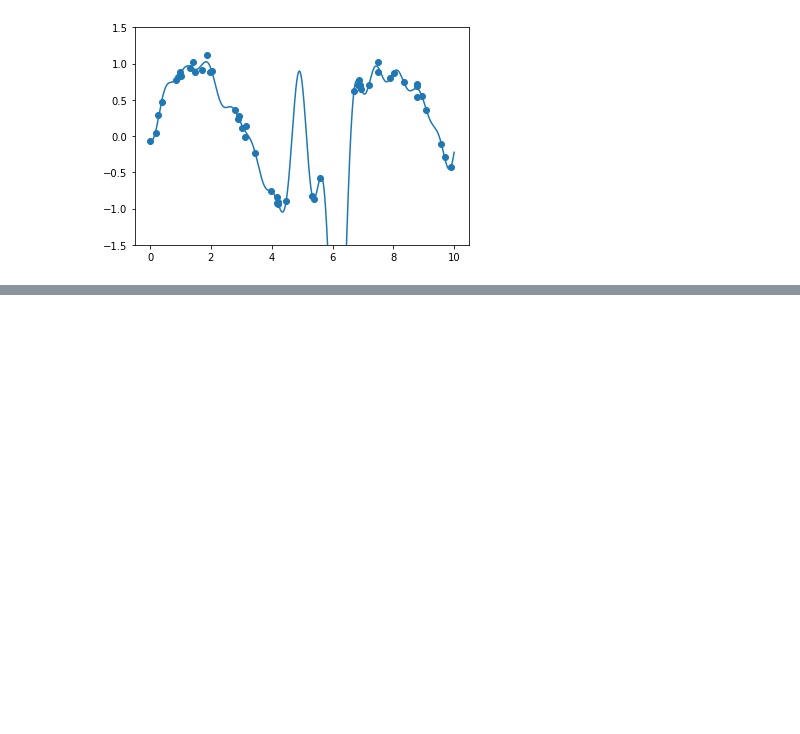
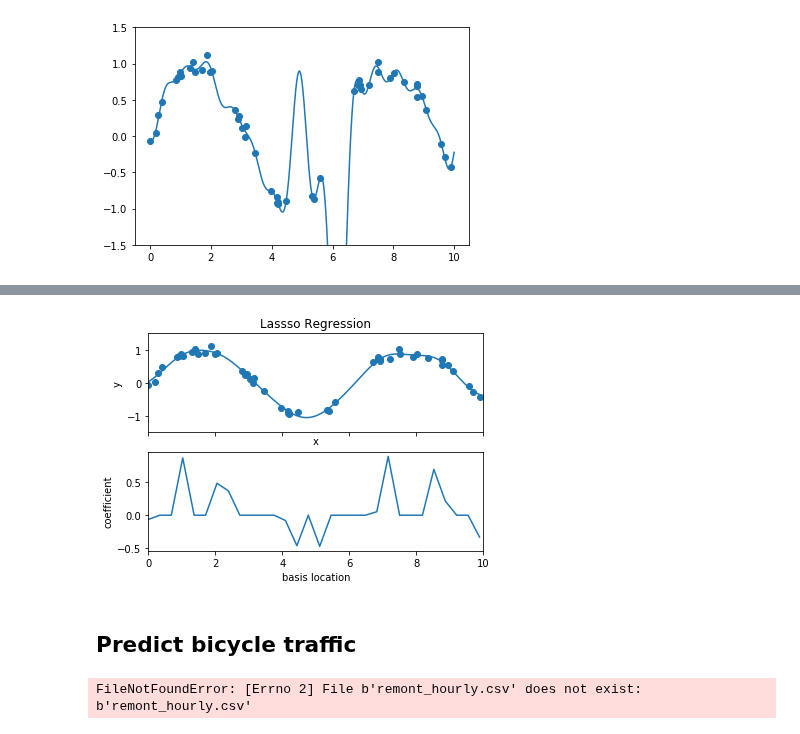
Before and after one commit to SpIIIII/jupyter-repo, a Jupyter notebook: Python Data Science Cookbook/Main (ML chapter).ipynb, the cells around one changed output, grey strips where cells are left out. Drawn from its saved outputs; the diff is of its cells as text; code cells hidden in the pictures; blank space fills up the shorter version.

```diff
--- a/Python Data Science Cookbook/Main (ML chapter).ipynb
+++ b/Python Data Science Cookbook/Main (ML chapter).ipynb
@@ -993,0 +1004,12 @@ basis_plot(model)
+# %%
+model = make_pipeline(GaussianFeatures(30), Lasso(alpha=0.001))
+basis_plot(model, title = 'Lassso Regression')
+# %% [output]
+[figure, added]
+# %% [markdown]
+## Predict bicycle traffic
+# %%
+counts = pd.read_csv('remont_hourly.csv',index_col="Date",parse_dates=True)
+weather = pd.read_csv('599021',index_col='DATE',parse_dates=True)
+# %% [output]
+FileNotFoundError: [Errno 2] File b'remont_hourly.csv' does not exist: b'remont_hourly.csv'
```
Also changed, not shown: parts of 5 cells of this notebook, 1 other file.
